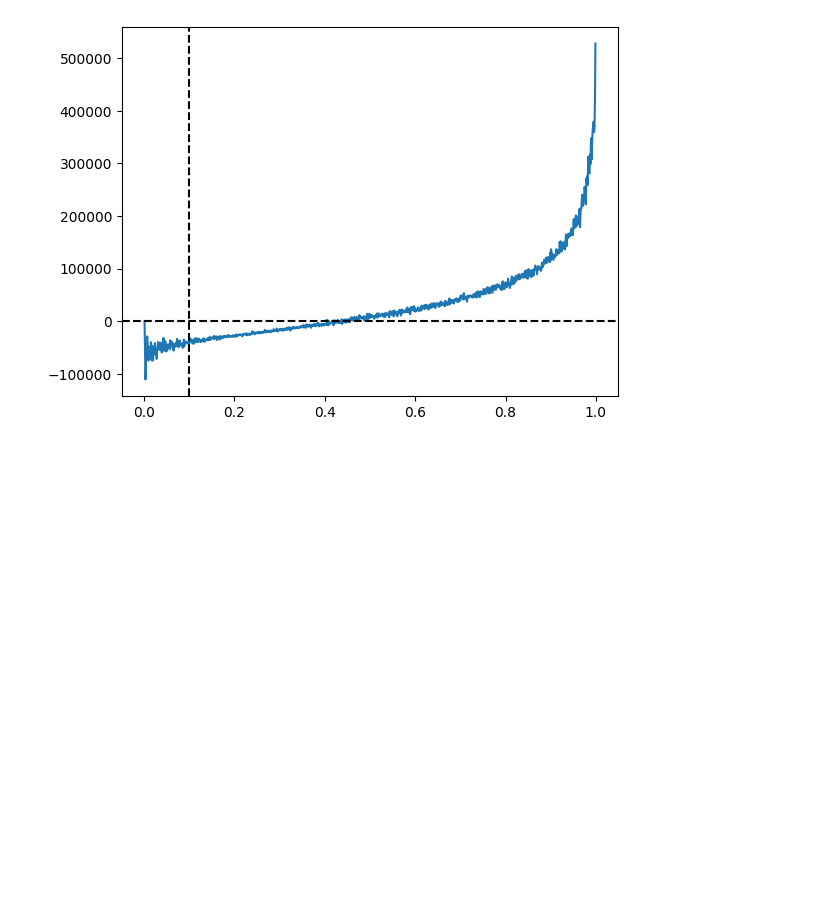
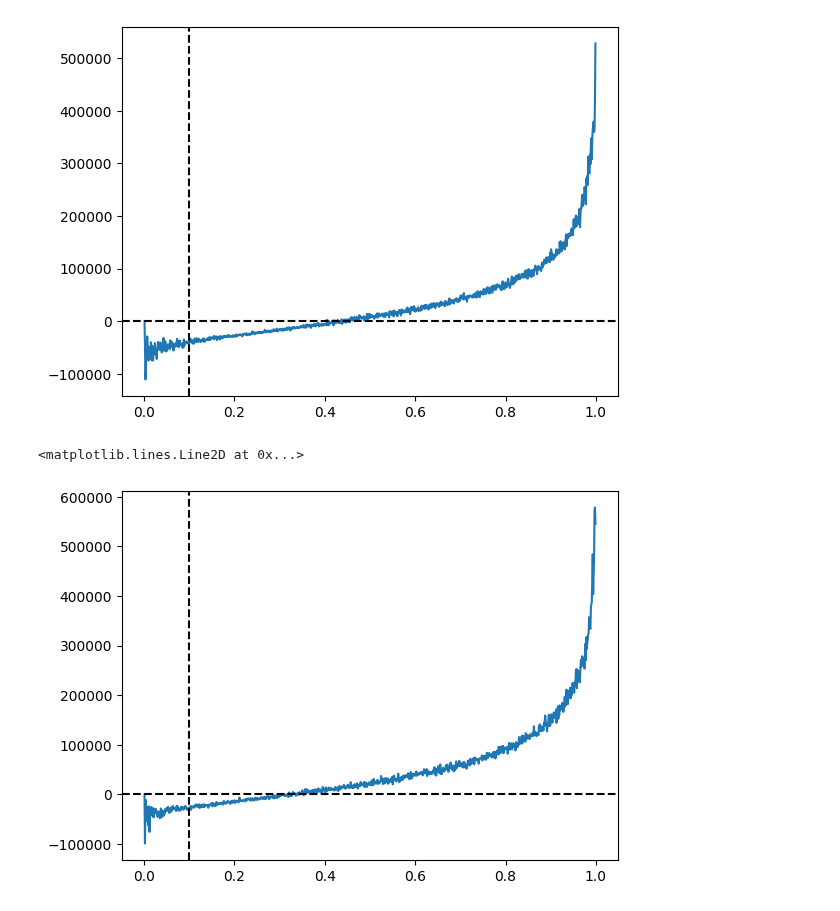
Before and after one commit to JanSchering/Thesis, a Jupyter notebook: fhn_model/Experiment_1.ipynb, the cells around one changed output. Drawn from its saved outputs; the diff is of its cells as text; code cells hidden in the pictures; blank space fills up the shorter version.

```diff
--- a/fhn_model/Experiment_1.ipynb
+++ b/fhn_model/Experiment_1.ipynb
@@ -215,3 +215,24 @@ plt.axvline(x = 0.1, color = 'black', linestyle = '--')
 # %% [output]
 <matplotlib.lines.Line2D at 0x...>
 [figure]
+# %%
+DA_vals = t.linspace(0.0, 1.0, 1000)
+DA_vals = DA_vals.cuda()
+X = dataset[:,0]
+X = X.cuda()
+Y_obs = dataset[:,1]
+Y_obs = Y_obs.cuda()
+grads = []
+for DA in tqdm(DA_vals):
+    DA.requires_grad_()
+    Y_sim = diffuse_STE(X, N, DA, t.tensor(0.2))
+    dist_val = dist(X, Y_sim, Y_obs)
+    gradient = t.autograd.grad(dist_val, DA)[0]
+    grads.append(gradient.detach().clone())
+# %%
+plt.plot(DA_vals.cpu(), t.tensor(grads).cpu())
+plt.axhline(y = 0., color = 'black', linestyle = '--')
+plt.axvline(x = 0.1, color = 'black', linestyle = '--')
+# %% [output]
+<matplotlib.lines.Line2D at 0x...>
+[figure, added]
```
